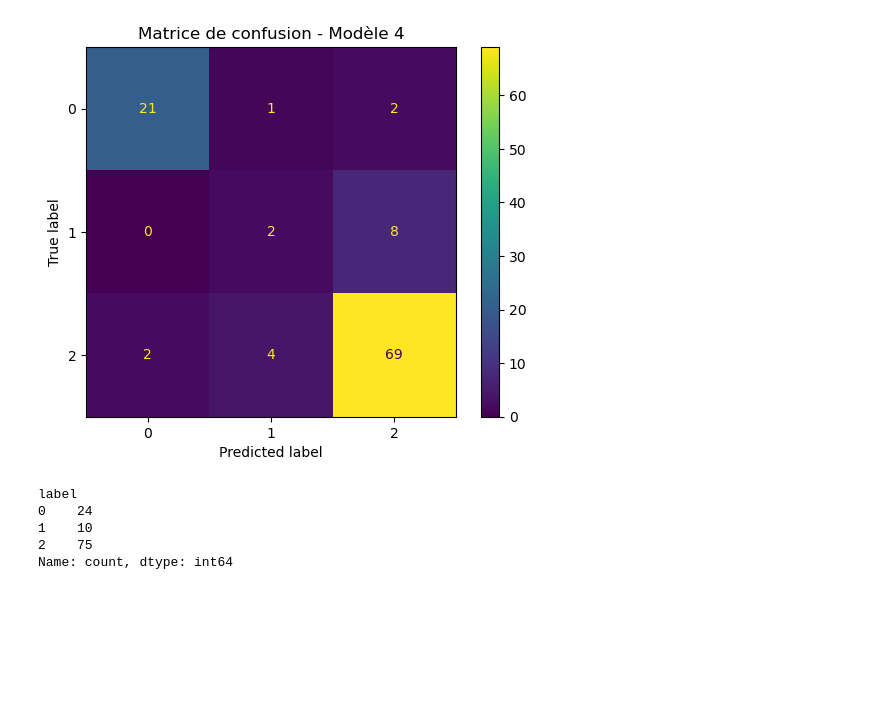
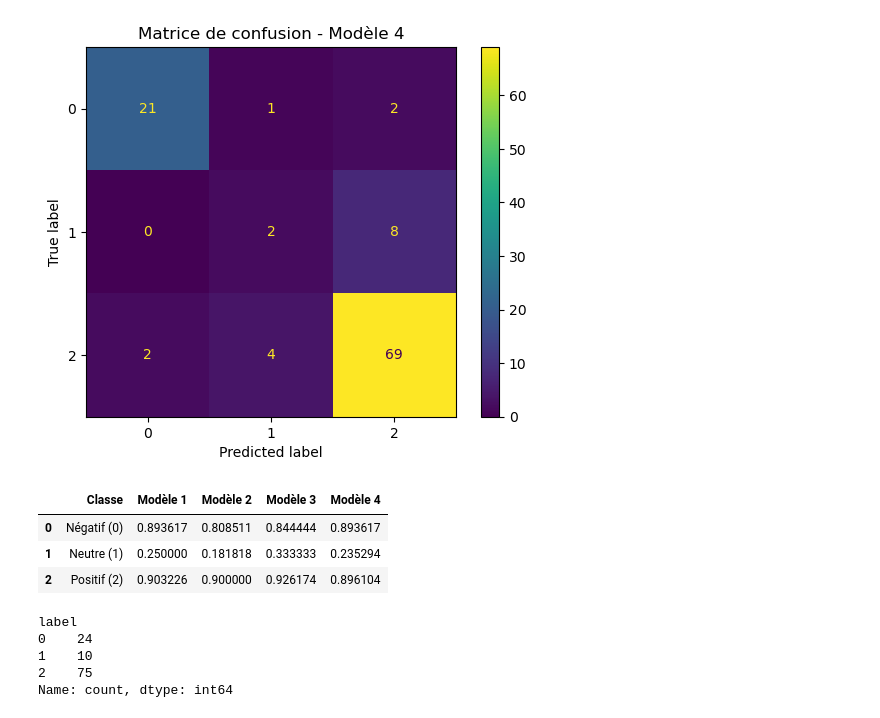
Before and after one commit to eya2105/customer_review_analysis, a Jupyter notebook: evaluation/evaluate.ipynb, the cells around one changed output. Saved outputs shown, nothing was run; the diff lists cells and outputs as text; code cells hidden in the pictures; blank space fills up the shorter version.

Commit message:
evaluation par classe

```diff
--- a/evaluation/evaluate.ipynb
+++ b/evaluation/evaluate.ipynb
@@ -219,6 +219,41 @@ plt.show()
 [figure]
 [figure]
 [figure]
+# %%
+f1_by_class = pd.DataFrame({
+    "Classe": ["Négatif (0)", "Neutre (1)", "Positif (2)"],
+
+    "Modèle 1": [
+        report1["0"]["f1-score"],
+        report1["1"]["f1-score"],
+        report1["2"]["f1-score"]
+    ],
+
+    "Modèle 2": [
+        report2["0"]["f1-score"],
+        report2["1"]["f1-score"],
+        report2["2"]["f1-score"]
+    ],
+
+    "Modèle 3": [
+        report3["0"]["f1-score"],
+        report3["1"]["f1-score"],
+        report3["2"]["f1-score"]
+    ],
+
+    "Modèle 4": [
+        report4["0"]["f1-score"],
+        report4["1"]["f1-score"],
+        report4["2"]["f1-score"]
+    ],
+})
+
+f1_by_class
+# %% [output]
+|  | Classe | Modèle 1 | Modèle 2 | Modèle 3 | Modèle 4 |
+| 0 | Négatif (0) | 0.893617 | 0.808511 | 0.844444 | 0.893617 |
+| 1 | Neutre (1) | 0.250000 | 0.181818 | 0.333333 | 0.235294 |
+| 2 | Positif (2) | 0.903226 | 0.900000 | 0.926174 | 0.896104 |
 # %%
 test_df["label"].value_counts().sort_index()
 # %% [output]
```
